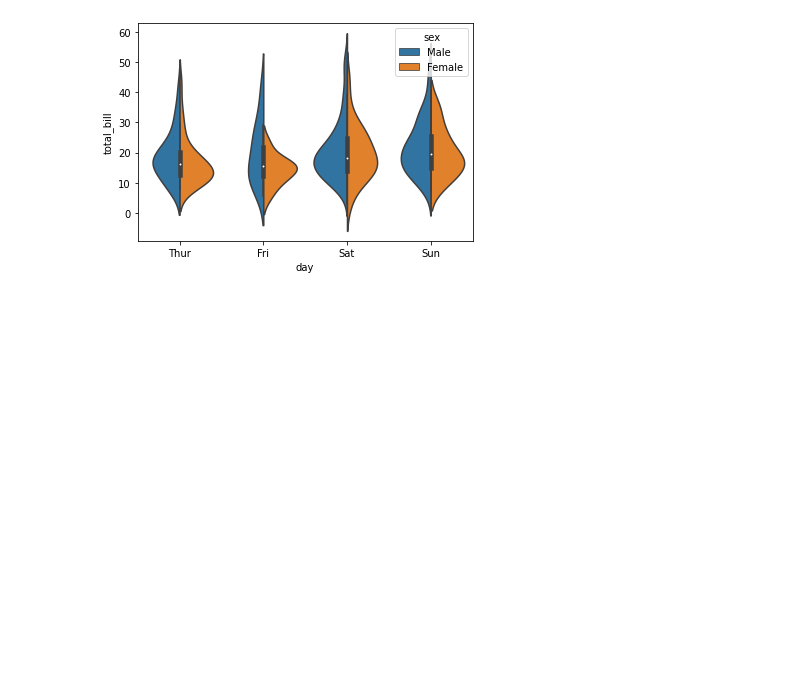
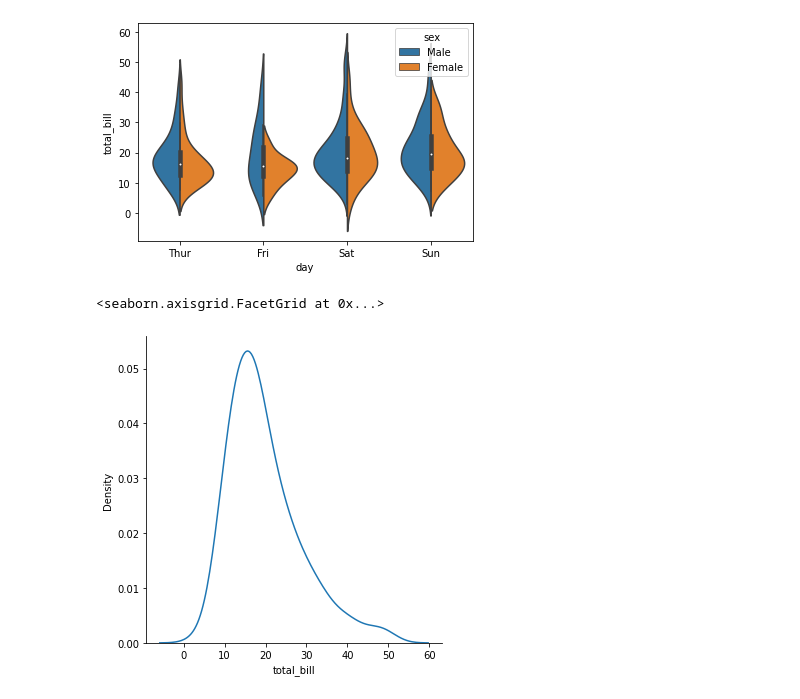
Before and after one commit to RGTechno/DataScience_Python, a Jupyter notebook: Data Visualization/Seaborn/plots.ipynb, the cells around one changed output. Cells and saved outputs as stored; diff of their text form; code cells hidden in the pictures; blank space fills up the shorter version.

Commit message:
dist plot

```diff
--- a/Data Visualization/Seaborn/plots.ipynb
+++ b/Data Visualization/Seaborn/plots.ipynb
@@ -61,3 +61,8 @@ sns.violinplot(x="day",y="total_bill",data=tips,hue="sex",split=True)
 # %% [output]
 <AxesSubplot:xlabel='day', ylabel='total_bill'>
 [figure]
+# %%
+sns.displot(tips["total_bill"],kind="kde")
+# %% [output]
+<seaborn.axisgrid.FacetGrid at 0x...>
+[figure, added]
```
Also changed, not shown: parts of 3 cells of this notebook.
